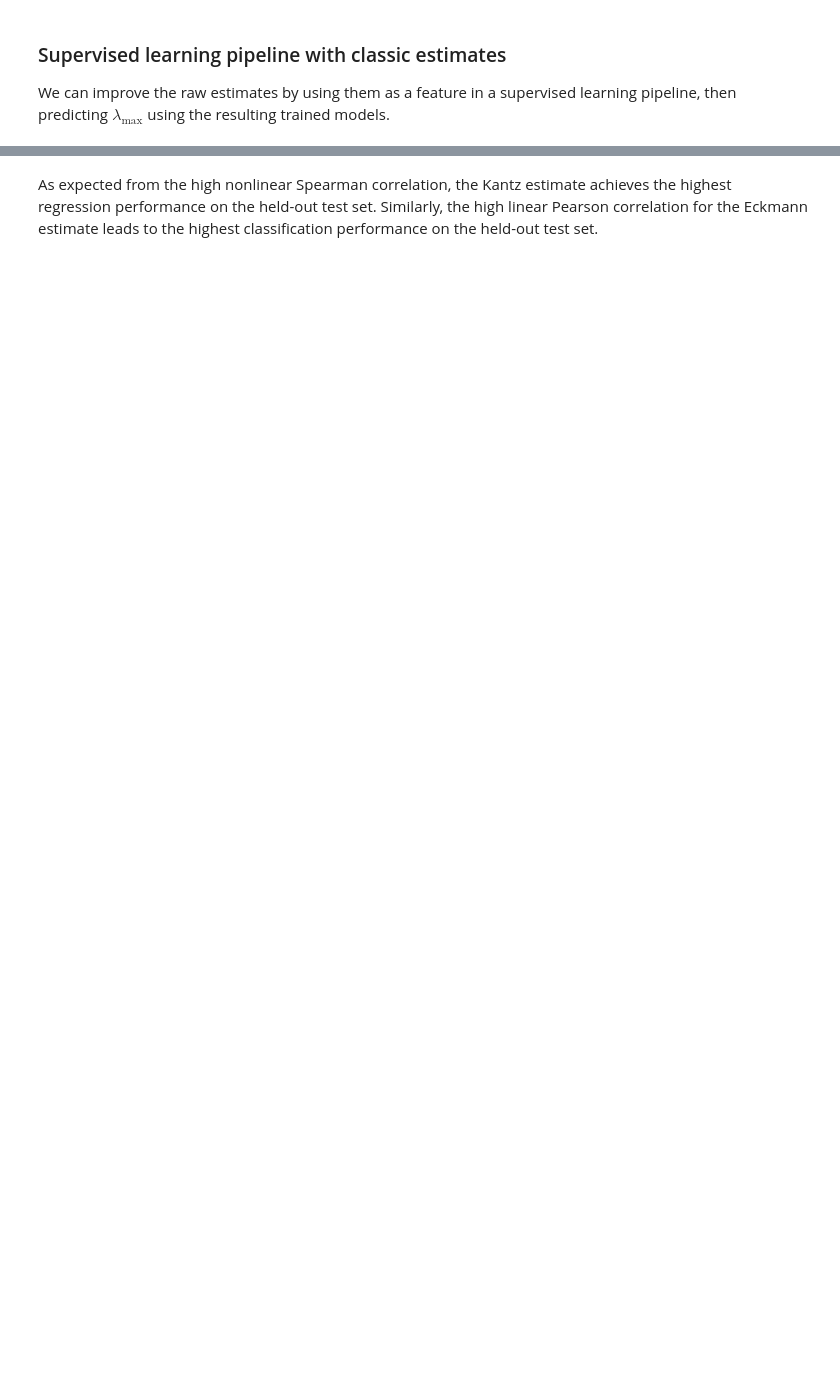
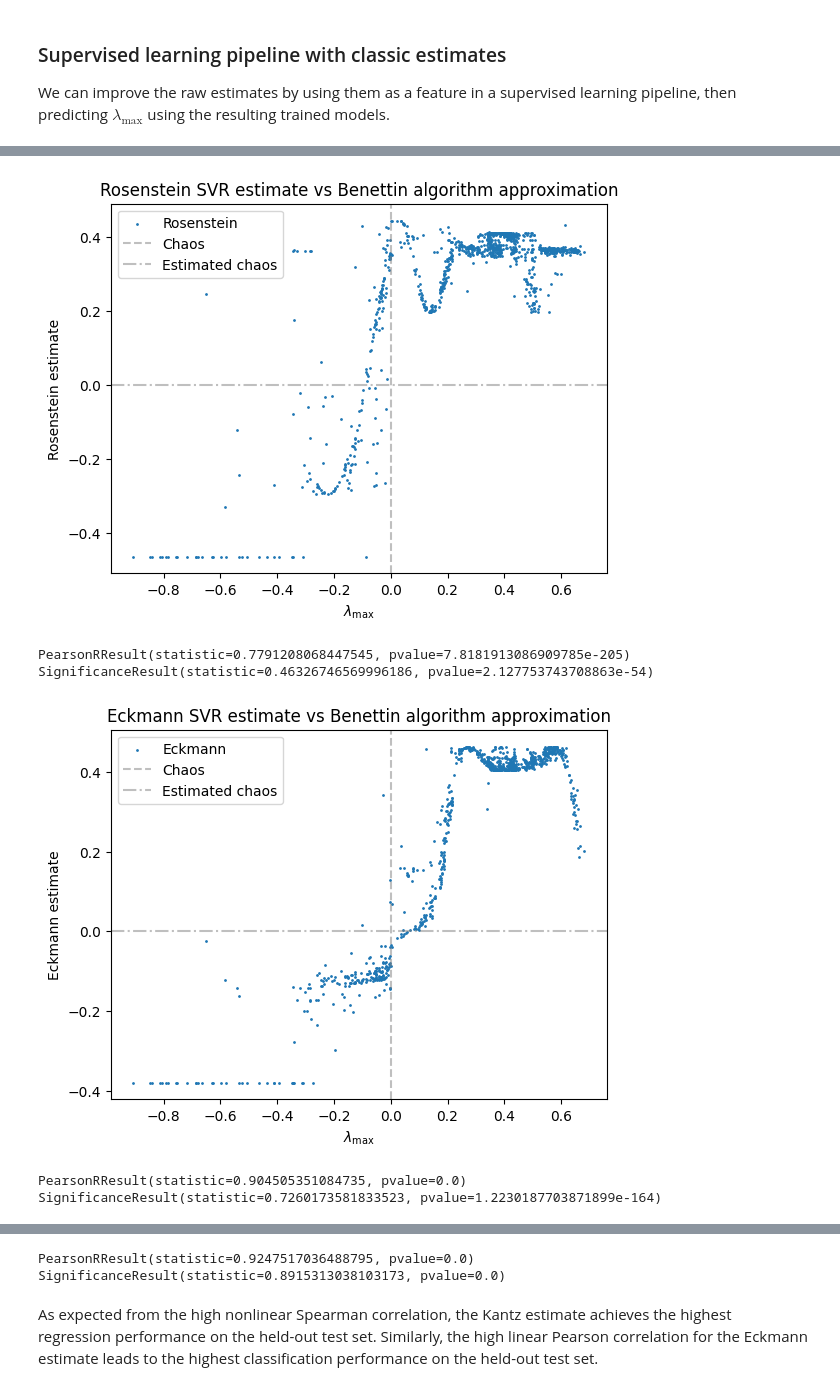
Before and after one commit to colinstephen/topological_divergences, a Jupyter notebook: white_noise.ipynb, the cells around one changed output, grey strips where cells are left out. Cells and saved outputs as stored; diff of their text form; code cells hidden in the pictures; blank space fills up the shorter version.

```diff
--- a/white_noise.ipynb
+++ b/white_noise.ipynb
@@ -735,2 +742,24 @@ classic_ml_test_scores_df_means.style.highlight_max(color='yellow', axis=0)
 | Eckmann | 0.996217 | 0.996845 | -0.018307 | -0.014833 | -0.014949 | -0.013170 | -0.015251 | -0.012572 |
 | Kantz | 0.994962 | 0.995589 | -0.012914 | -0.006703 | -0.012451 | -0.006701 | -0.014883 | -0.006023 |
+# %%
+classic_svr_all_predictions = {k: v["SVR_all"] for k, v in classic_ml_test_predictions.items()}
+# %%
+for estimate_name, estimates in classic_svr_all_predictions.items():
+    lces_true = system_test_data[SYSTEM]["lces"]
+    plt.scatter(lces_true, estimates, s=1, label=estimate_name)
+    plt.axvline(0, ls="--", c="gray", label="Chaos", alpha=0.5)
+    plt.axhline(0, ls="-.", c="gray", label="Estimated chaos", alpha=0.5)
+    plt.title(f"{estimate_name} SVR estimate vs Benettin algorithm approximation")
+    plt.xlabel(r"$\lambda_{\max}$")
+    plt.ylabel(f"{estimate_name} estimate")
+    plt.legend()
+    plt.show()
+    print(stats.pearsonr(lces_true, estimates))
+    print(stats.spearmanr(lces_true, estimates))
+# %% [output]
+[figure, added]
+PearsonRResult(statistic=0.7791208068447545, pvalue=7.8181913086909785e-205)
+SignificanceResult(statistic=0.46326746569996186, pvalue=2.127753743708863e-54)
+[figure, added]
+PearsonRResult(statistic=0.904505351084735, pvalue=0.0)
+SignificanceResult(statistic=0.7260173581833523, pvalue=1.2230187703871899e-164)
@@ -737,2 +767,4 @@ classic_ml_test_scores_df_means.style.highlight_max(color='yellow', axis=0)
+PearsonRResult(statistic=0.9247517036488795, pvalue=0.0)
+SignificanceResult(statistic=0.8915313038103173, pvalue=0.0)
 # %% [markdown]
 As expected from the high nonlinear Spearman correlation, the Kantz estimate achieves the highest regression performance on the held-out test set. Similarly, the high linear Pearson correlation for the Eckmann estimate leads to the highest classification performance on the held-out test set.
```
Also changed, not shown: parts of 34 cells of this notebook, 1 other file.
